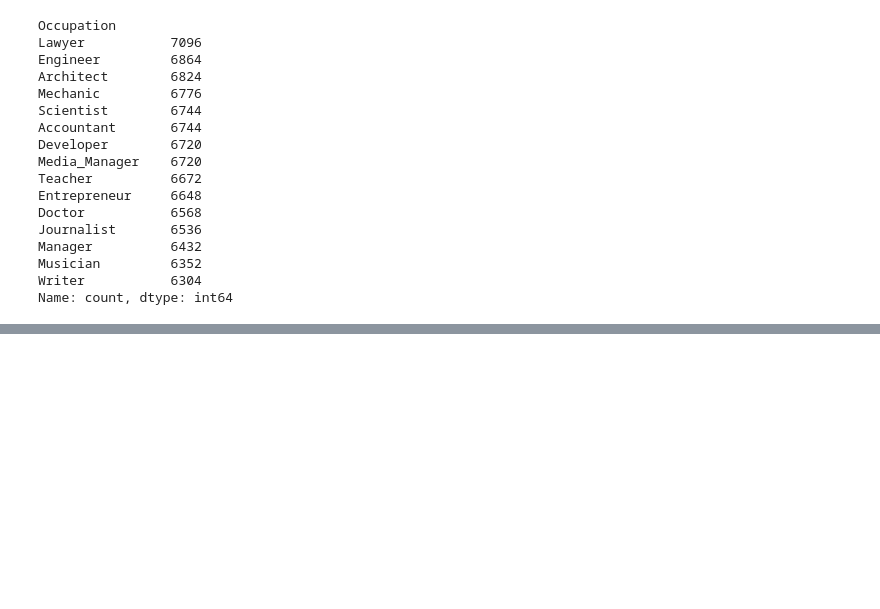
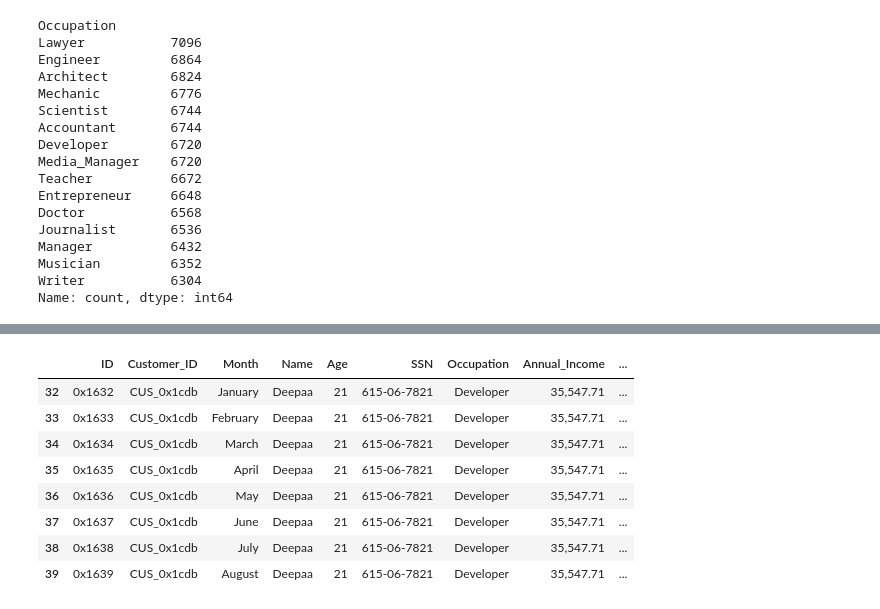
Before and after one commit to FerCorcuera/Credit-Score-Classification, a Jupyter notebook: notebooks/01_data_cleaning.ipynb, the cells around one changed output, grey strips where cells are left out. Saved outputs shown, nothing was run; the diff lists cells and outputs as text; code cells hidden in the pictures; blank space fills up the shorter version.

```diff
--- a/notebooks/01_data_cleaning.ipynb
+++ b/notebooks/01_data_cleaning.ipynb
@@ -240,0 +325,12 @@ Name: count, dtype: int64
+# %%
+train_df[train_df["Customer_ID"] == "CUS_0x1cdb"]
+# %% [output]
+|  | ID | Customer_ID | Month | Name | Age | SSN | Occupation | Annual_Income | ... |
+| 32 | 0x1632 | CUS_0x1cdb | January | Deepaa | 21 | 615-06-7821 | Developer | 35,547.71 | ... |
+| 33 | 0x1633 | CUS_0x1cdb | February | Deepaa | 21 | 615-06-7821 | Developer | 35,547.71 | ... |
+| 34 | 0x1634 | CUS_0x1cdb | March | Deepaa | 21 | 615-06-7821 | Developer | 35,547.71 | ... |
+| 35 | 0x1635 | CUS_0x1cdb | April | Deepaa | 21 | 615-06-7821 | Developer | 35,547.71 | ... |
+| 36 | 0x1636 | CUS_0x1cdb | May | Deepaa | 21 | 615-06-7821 | Developer | 35,547.71 | ... |
+| 37 | 0x1637 | CUS_0x1cdb | June | Deepaa | 21 | 615-06-7821 | Developer | 35,547.71 | ... |
+| 38 | 0x1638 | CUS_0x1cdb | July | Deepaa | 21 | 615-06-7821 | Developer | 35,547.71 | ... |
+| 39 | 0x1639 | CUS_0x1cdb | August | Deepaa | 21 | 615-06-7821 | Developer | 35,547.71 | ... |
```
Also changed, not shown: parts of 25 cells of this notebook, 1 other file.
